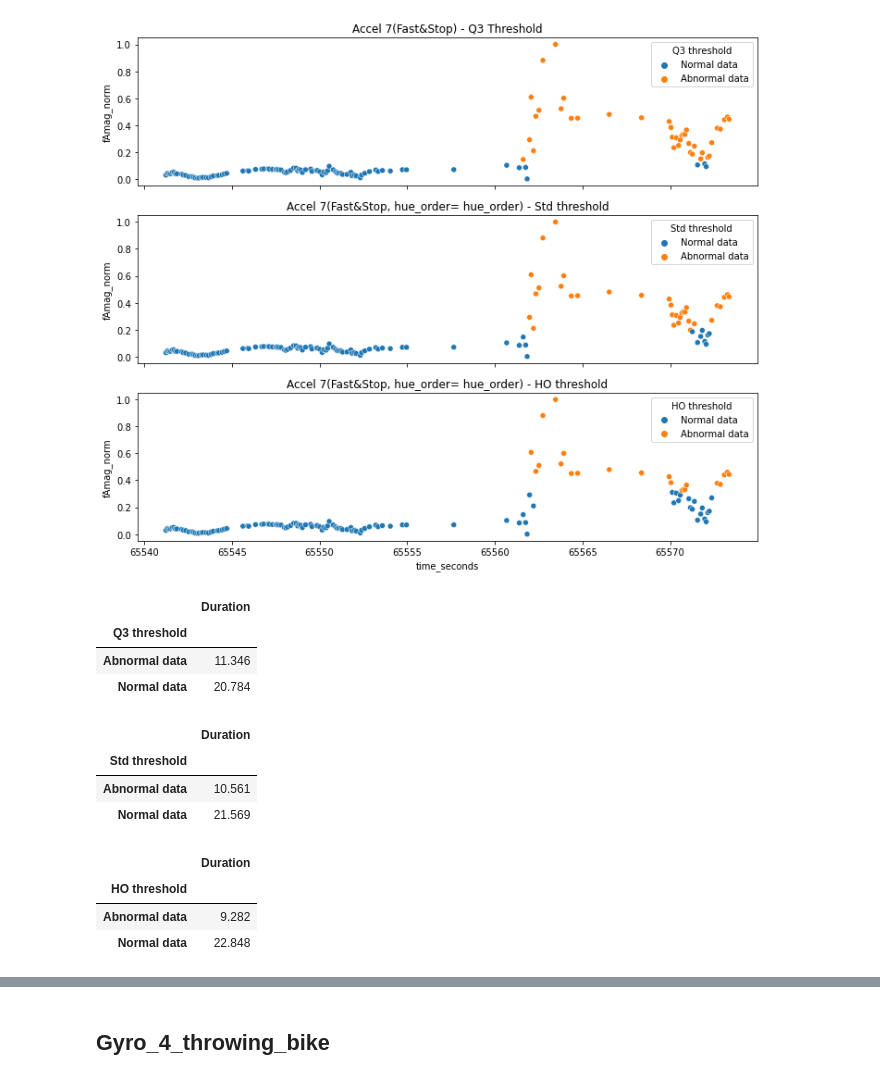
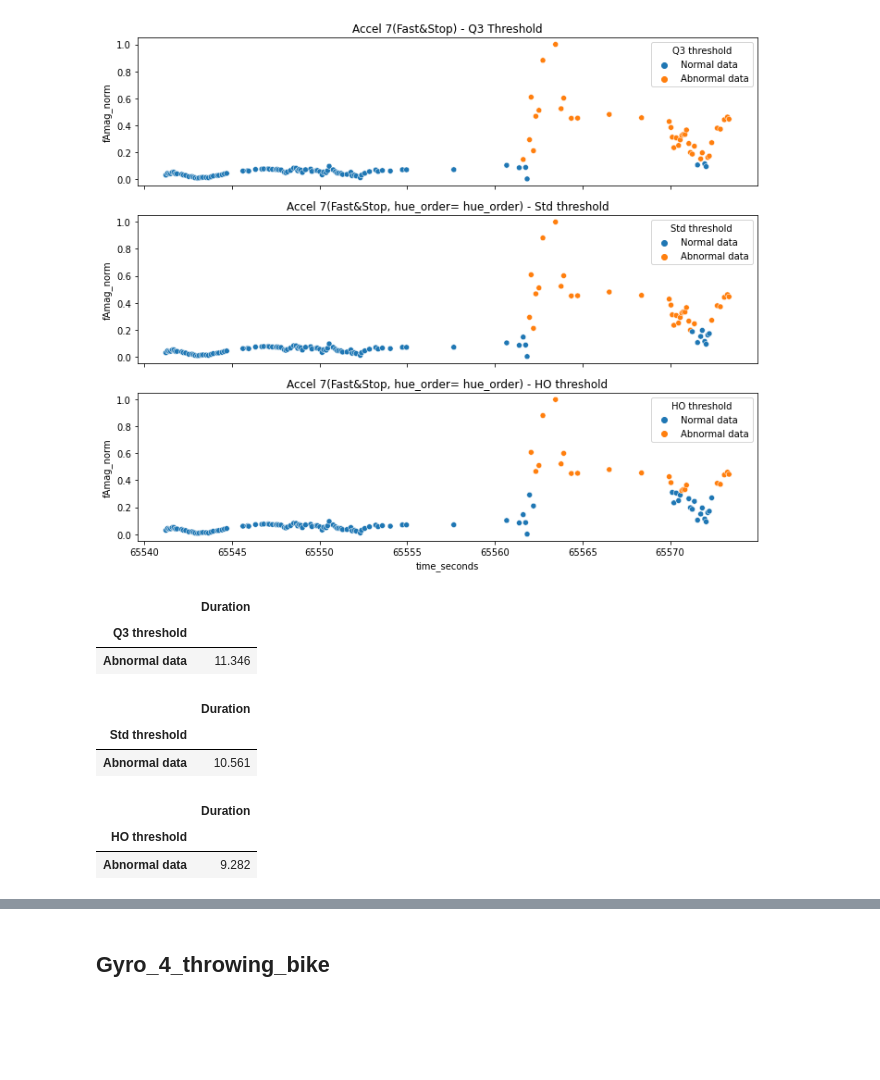
Before and after one commit to ttuncay/Zoomo-Project_LEVeraging-Data-Team, a Jupyter notebook: Data Analysis Step 2 Abnormal Behaviour Identification/Data Analysis Step 2 Abnormal Behaviour Identification on Laballed Data.ipynb, the cells around one changed output, grey strips where cells are left out. Drawn from its saved outputs; the diff is of its cells as text; code cells hidden in the pictures; blank space fills up the shorter version.

```diff
--- a/Data Analysis Step 2 Abnormal Behaviour Identification/Data Analysis Step 2 Abnormal Behaviour Identification on Laballed Data.ipynb
+++ b/Data Analysis Step 2 Abnormal Behaviour Identification/Data Analysis Step 2 Abnormal Behaviour Identification on Laballed Data.ipynb
@@ -86,9 +145,9 @@ def std_threshold(value):
 # %%
 # Create high outlier threhsold function.
 
-def HO_threshold(value):
+def Amag_HO_threshold(value):
 
-    if value > 0.3119209856207211:
+    if value > AmagN_HO:
         return 'Abnormal data'
     else:
         return 'Normal data'
@@ -312,42 +650,44 @@ accel_7_fast_and_stop['fAmag_norm'] = ((accel_7_fast_and_stop['fAmag'] - accel_7
 # Create function to calculate the different thresholds level and return "classification data".
 # Below tresholds are based on 2nd normal ride file (1_hr_ride)
 
-def Amag_Q3_thresholds(value):
+# I dont think we need to redefine these functions? Remove this code?
 
-    if value > 0.130572:
-        return 'Abnormal data'
+#def Amag_Q3_thresholds(value):
 
-    else:
-        return 'Normal data'
+#    if value > 0.130572:
+#        return 'Abnormal data'
+
+#    else:
+#        return 'Normal data'
 
 
 # Create standard deviation threshold functions.
 
 # If value is greater than the mean +/- the standard deviation (of the normal ride data)
 
-def Amag_std_threshold(value):
+#def Amag_std_threshold(value):
 
-    if value > 0.087960 +0.107392:
-        return 'Abnormal data'
+#    if value > 0.087960 +0.107392:
+#        return 'Abnormal data'
 
-    elif value < 0.087960 - 0.107392:
-        return 'Abnormal data'
-    else:
-        return 'Normal data'
+#    elif value < 0.087960 - 0.107392:
+#        return 'Abnormal data'
+#    else:
+#        return 'Normal data'
 
 # Create hihg outlier threhsold function.
 
-def Amag_HO_threshold(value):
+#def Amag_HO_threshold(value):
 
-    if value > 0.311921:
-        return 'Abnormal data'
-    else:
-        return 'Normal data'
+##    if value > 0.311921:
+#        return 'Abnormal data'
+ #   else:
+#        return 'Normal data'
 # %%
 # Apply the different thresholds to data.
 
 # Q3 (75th percentile) threshold
-accel_7_fast_and_stop['Q3 threshold'] = accel_7_fast_and_stop['fAmag_norm'].apply(Amag_Q3_thresholds)
+accel_7_fast_and_stop['Q3 threshold'] = accel_7_fast_and_stop['fAmag_norm'].apply(Amag_Q3_threshold)
 
 # Standard deviation threshold
 accel_7_fast_and_stop['Std threshold'] = accel_7_fast_and_stop['fAmag_norm'].apply(Amag_std_threshold)
@@ -375,34 +715,40 @@ fig.savefig("Accel 7 Abnormalities_2.png")
 # %%
 accel_7_fast_and_stop_Q3_levels= accel_7_fast_and_stop.groupby('Q3 threshold').agg(
                                                                #Time_Start=('Timestamp', np.min),
                                                                #Time_End=('Timestamp', np.max),
                                                                Duration=('time_seconds_delta',np.sum))
+
+accel_7_fast_and_stop_Q3_levels = accel_7_fast_and_stop_Q3_levels[accel_7_fast_and_stop_Q3_levels.index == 'Abnormal data']
+
 accel_7_fast_and_stop_Q3_levels
 # %% [output]
 |  | Duration |
 | Q3 threshold |  |
 | Abnormal data | 11.346 |
-| Normal data | 20.784 |
 # %%
 accel_7_fast_and_stop_Std_levels= accel_7_fast_and_stop.groupby('Std threshold').agg(
                                                                #Time_Start=('Timestamp', np.min),
                                                                #Time_End=('Timestamp', np.max),
                                                                Duration=('time_seconds_delta',np.sum))
+
+accel_7_fast_and_stop_Std_levels = accel_7_fast_and_stop_Std_levels[accel_7_fast_and_stop_Std_levels.index == 'Abnormal data']
+
 accel_7_fast_and_stop_Std_levels
 # %% [output]
 |  | Duration |
 | Std threshold |  |
 | Abnormal data | 10.561 |
-| Normal data | 21.569 |
 # %%
 accel_7_fast_and_stop_HO_levels= accel_7_fast_and_stop.groupby('HO threshold').agg(
                                                                #Time_Start=('Timestamp', np.min),
                                                                #Time_End=('Timestamp', np.max),
                                                                Duration=('time_seconds_delta',np.sum))
+
+accel_7_fast_and_stop_HO_levels = accel_7_fast_and_stop_HO_levels[accel_7_fast_and_stop_HO_levels.index == 'Abnormal data']
+
 accel_7_fast_and_stop_HO_levels
 # %% [output]
 |  | Duration |
 | HO threshold |  |
 | Abnormal data | 9.282 |
-| Normal data | 22.848 |
 # %%
```
Also changed, not shown: parts of 61 cells of this notebook, 4 other files.
